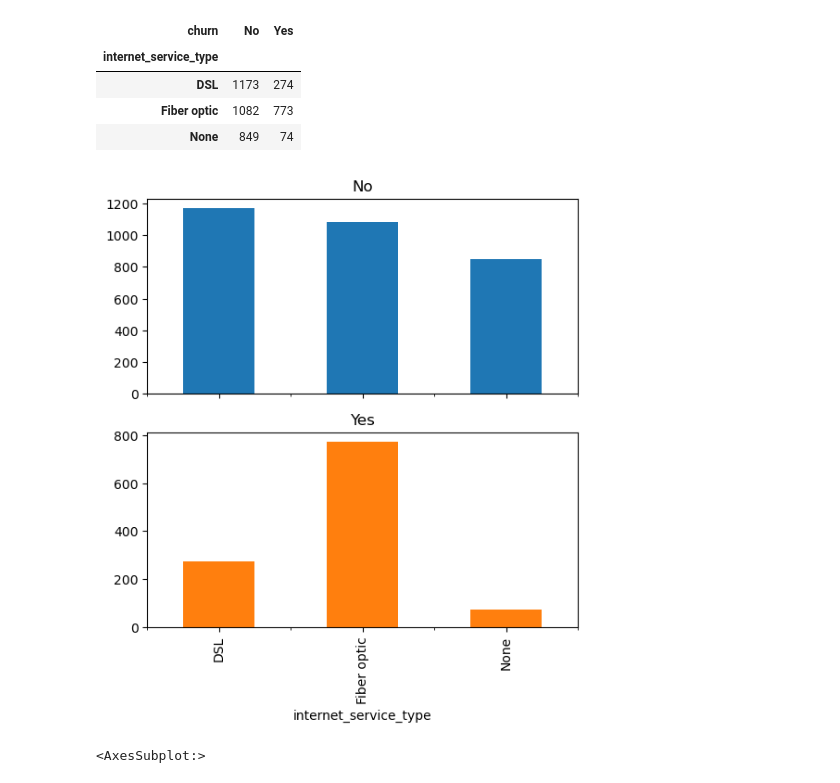
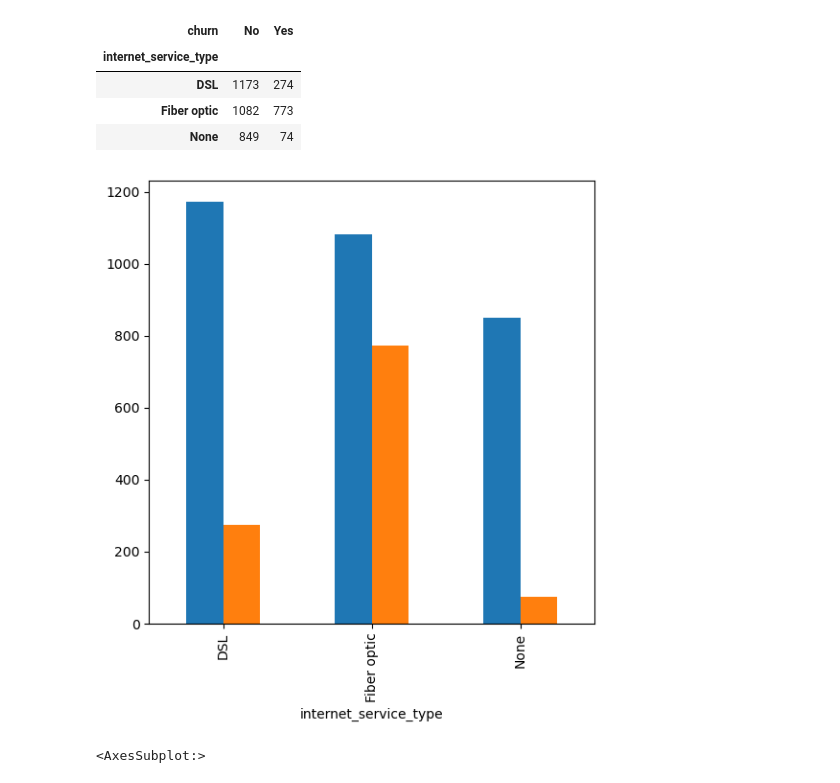
Before and after one commit to manuel-salazar1/project-churn, a Jupyter notebook: non-final.ipynb, the cells around one changed output. Drawn from its saved outputs; the diff is of its cells as text; code cells hidden in the pictures.

```diff
--- a/non-final.ipynb
+++ b/non-final.ipynb
@@ -240,10 +247,10 @@ observed
 | Fiber optic | 1082 | 773 |
 | None | 849 | 74 |
 # %%
-observed.plot.bar(subplots=True, figsize=(6, 6), legend=False)
+observed.plot.bar(subplots=False, figsize=(6, 6), legend=False)
 plt.show()
 # %% [output]
-[figure, old version]
+[figure, new version]
 # %%
 churned.internet_service_type.hist()
 # %% [output]
```
Also changed, not shown: parts of 45 cells of this notebook, 2 other files.
